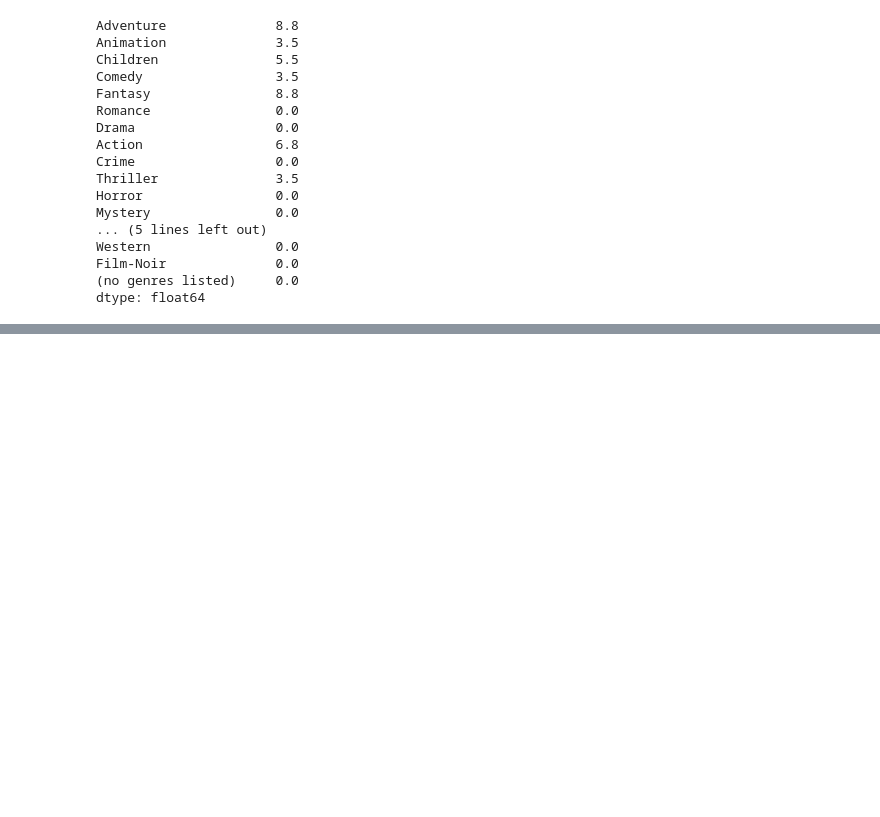
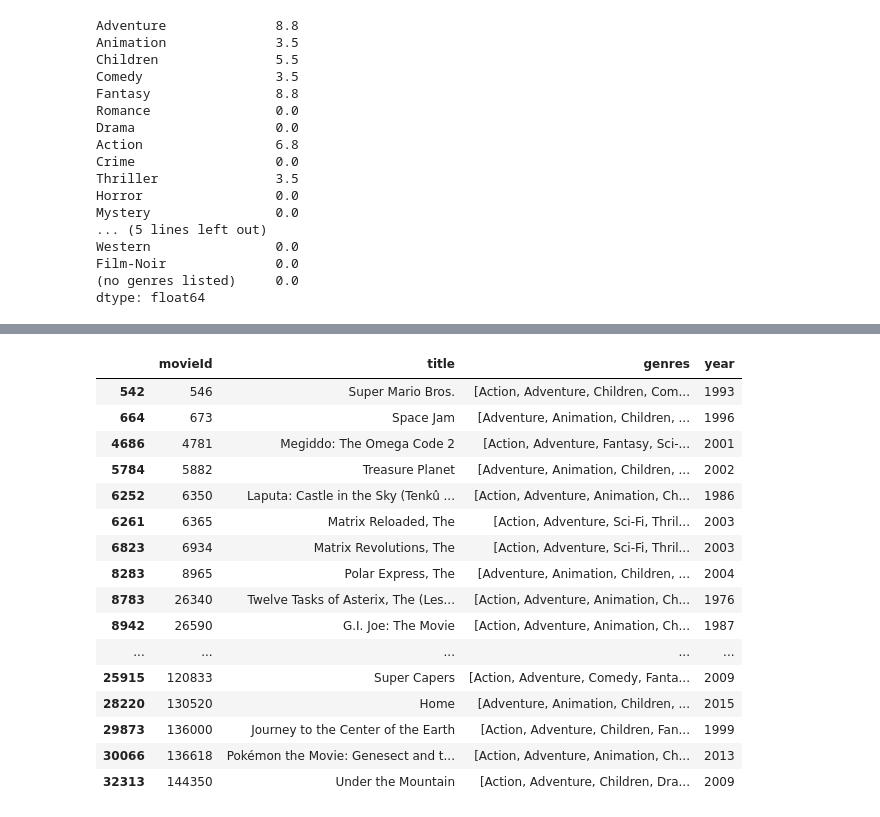
Before and after one commit to ishaansathaye/LinAlg-MultivarCalc, a Jupyter notebook: MarkovProject/MarkovRecommendation/MovieRecommender.ipynb, the cells around one changed output, grey strips where cells are left out. Drawn from its saved outputs; the diff is of its cells as text; code cells hidden in the pictures; blank space fills up the shorter version.

```diff
--- a/MarkovProject/MarkovRecommendation/MovieRecommender.ipynb
+++ b/MarkovProject/MarkovRecommendation/MovieRecommender.ipynb
@@ -173,0 +169,7 @@ ValueError: matrices are not aligned
+# %%
+#Begin to create transition matrix
+
+#Create genre quantitative table from the MovieLens entire dataset
+genreTableDataFrame = moviesGenresDataFrame.set_index(moviesGenresDataFrame["movieId"])
+genreTableDataFrame = genreTableDataFrame.drop("movieId", 1).drop("title", 1).drop("genres", 1).drop("year", 1)
+genreTableDataFrame.head()
@@ -173,0 +184,4 @@ ValueError: matrices are not aligned
+# %%
+#Start the recommendation by multiplying the table above with the profile and then take the weighted average
+recommendationDataFrame = ((genreTableDataFrame*profileUserDataFrame).sum(axis=1))/(profileUserDataFrame.sum())
+recommendationDataFrame.head()
@@ -173,0 +196,4 @@ ValueError: matrices are not aligned
+# %%
+#Begin to clean the recommendations by sorting them from highest to lowest
+recommendationDataFrame = recommendationDataFrame.sort_values(ascending=False)
+recommendationDataFrame.head()
@@ -173,0 +208,21 @@ ValueError: matrices are not aligned
+# %%
+#Finally display the final recommendation table by using the movieId as a key to search the movie dataset
+moviesDataFrame.loc[moviesDataFrame["movieId"].isin(recommendationDataFrame.head(50).keys())]
+# %% [output]
+|  | movieId | title | genres | year |
+| 542 | 546 | Super Mario Bros. | [Action, Adventure, Children, Com... | 1993 |
+| 664 | 673 | Space Jam | [Adventure, Animation, Children, ... | 1996 |
+| 4686 | 4781 | Megiddo: The Omega Code 2 | [Action, Adventure, Fantasy, Sci-... | 2001 |
+| 5784 | 5882 | Treasure Planet | [Adventure, Animation, Children, ... | 2002 |
+| 6252 | 6350 | Laputa: Castle in the Sky (Tenkû ... | [Action, Adventure, Animation, Ch... | 1986 |
+| 6261 | 6365 | Matrix Reloaded, The | [Action, Adventure, Sci-Fi, Thril... | 2003 |
+| 6823 | 6934 | Matrix Revolutions, The | [Action, Adventure, Sci-Fi, Thril... | 2003 |
+| 8283 | 8965 | Polar Express, The | [Adventure, Animation, Children, ... | 2004 |
+| 8783 | 26340 | Twelve Tasks of Asterix, The (Les... | [Action, Adventure, Animation, Ch... | 1976 |
+| 8942 | 26590 | G.I. Joe: The Movie | [Action, Adventure, Animation, Ch... | 1987 |
+| ... | ... | ... | ... | ... |
+| 25915 | 120833 | Super Capers | [Action, Adventure, Comedy, Fanta... | 2009 |
+| 28220 | 130520 | Home | [Adventure, Animation, Children, ... | 2015 |
+| 29873 | 136000 | Journey to the Center of the Earth | [Action, Adventure, Children, Fan... | 1999 |
+| 30066 | 136618 | Pokémon the Movie: Genesect and t... | [Action, Adventure, Animation, Ch... | 2013 |
+| 32313 | 144350 | Under the Mountain | [Action, Adventure, Children, Dra... | 2009 |
```
Also changed, not shown: parts of 6 cells of this notebook.
